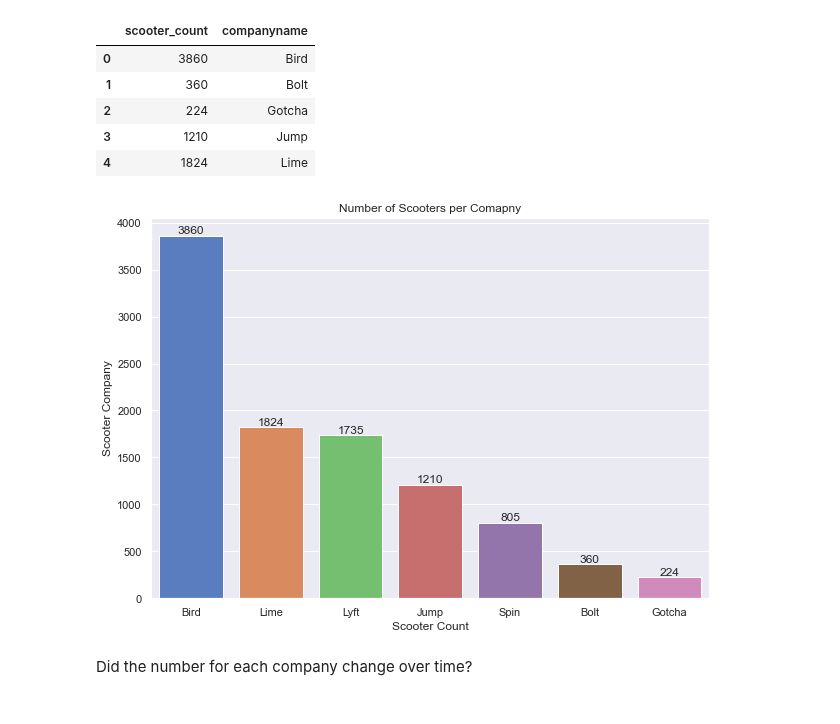
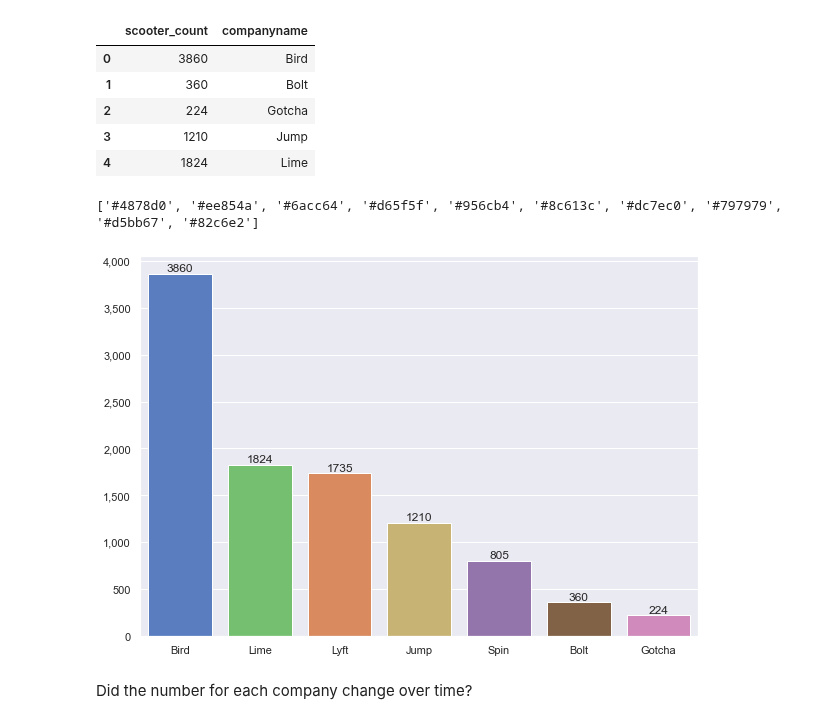
Before and after one commit to NSS-Data-Analytics-Cohort-10/scooters-group-2, a Jupyter notebook: notebooks/scooters.ipynb, the cells around one changed output. Drawn from its saved outputs; the diff is of its cells as text; code cells hidden in the pictures.

```diff
--- a/notebooks/scooters.ipynb
+++ b/notebooks/scooters.ipynb
@@ -318,35 +319,49 @@ scooters_per_comp.head()
 #sorting the counts to display better
 
 scooters_per_comp = scooters_per_comp.sort_values('scooter_count', ascending = False)
+# %%
+#palette to define company colors
+
+new_palette={'Bird':'#4878d0', 'Lime':'#6acc64', 'Lyft':'#ee854a','Jump':'#d5bb67', 'Spin':'#956cb4', 'Bolt':'#8c613c', 'Gotcha':'#dc7ec0'}
+# %%
+print(sns.color_palette("muted").as_hex())
+# %% [output]
+['#4878d0', '#ee854a', '#6acc64', '#d65f5f', '#956cb4', '#8c613c', '#dc7ec0', '#797979', '#d5bb67', '#82c6e2']
 # %%
 # set plot style: grey grid in the background:
 sns.set(style="darkgrid")
 
 # Set the figure size
 plt.figure(figsize=(10, 7))
 
 #set palette
-sns.set_palette("muted")
+#sns.set_palette("new_palette")
 
 # plot a bar chart
 ax = sns.barplot(
     x=scooters_per_comp["companyname"],
     y=scooters_per_comp['scooter_count'],
     data=scooters_per_comp,
 #   estimator=sum,
-    ci=None
-#    color='#69b3a2'
+    ci=None,
+    palette = new_palette
     )
 ax.bar_label(ax.containers[0])
 
-plt.title('Number of Scooters per Comapny')
-plt.xlabel("Scooter Count")
-plt.ylabel("Scooter Company")
+ax.get_yaxis().set_major_formatter(mpl.ticker.StrMethodFormatter('{x:,.0f}'))
+
+ax.set(title=None)
+ax.set(xlabel=None)
+ax.set(ylabel=None)
+
+# plt.title('Number of Scooters per Comapny')
+# plt.xlabel("Scooter Company")
+# plt.ylabel("Scooter Count")
 
 
 plt.savefig('Number of Scooters per Company')
 # %% [output]
-[figure, old version]
+[figure, new version]
 # %% [markdown]
 Did the number for each company change over time?
 # %%
```
Also changed, not shown: parts of 26 cells of this notebook, 11 other files.
